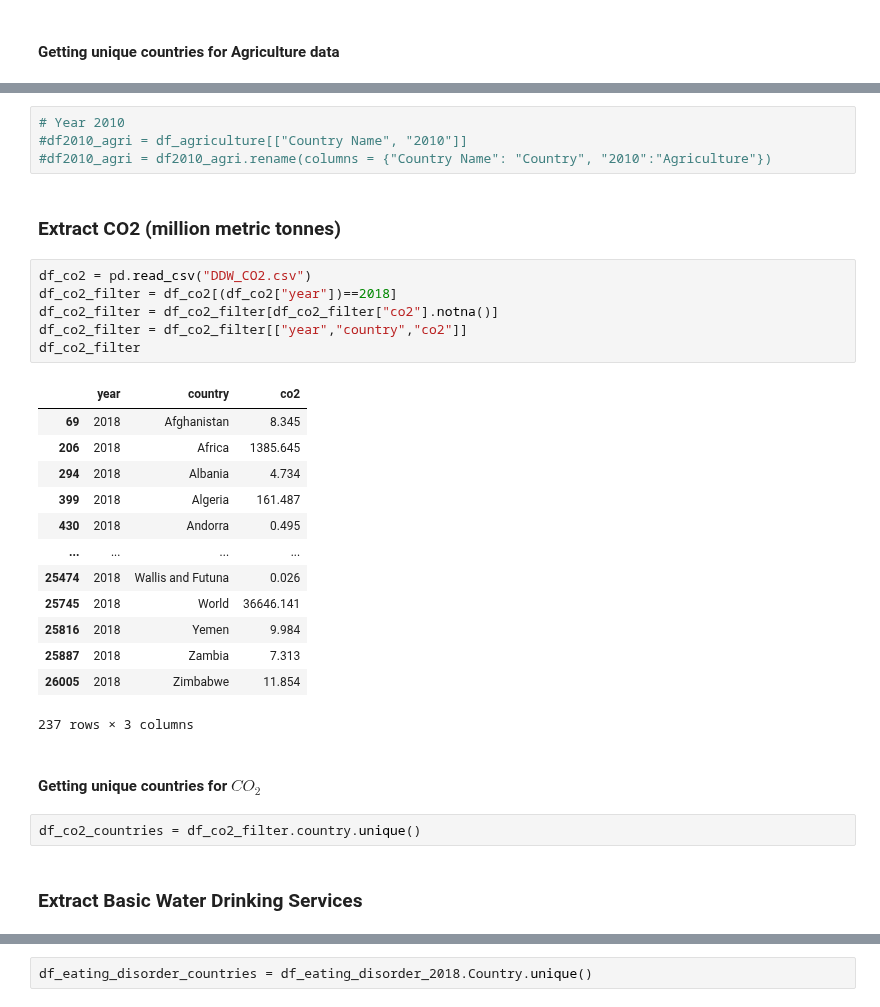
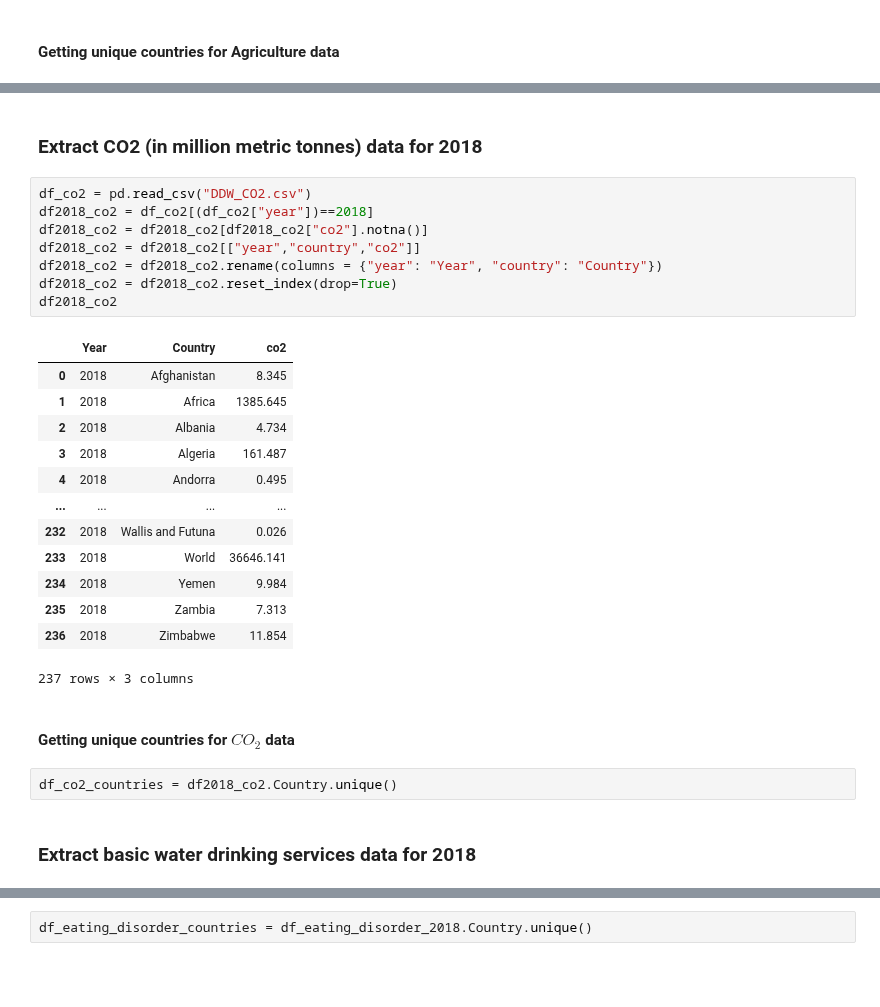
Before and after one commit to tanjoash/2D_data_driven_world, a Jupyter notebook: 2dwork/2D DDW.ipynb, the cells around one changed output, grey strips where cells are left out. Cells and saved outputs as stored; diff of their text form; blank space fills up the shorter version.

```diff
--- a/2dwork/2D DDW.ipynb
+++ b/2dwork/2D DDW.ipynb
@@ -223,35 +153,33 @@ ValueError: If using all scalar values, you must pass an index
-# %%
-# Year 2010
-#df2010_agri = df_agriculture[["Country Name", "2010"]]
-#df2010_agri = df2010_agri.rename(columns = {"Country Name": "Country", "2010":"Agriculture"})
 # %% [markdown]
-### Extract CO2 (million metric tonnes)
+### Extract CO2 (in million metric tonnes) data for 2018
 # %%
 df_co2 = pd.read_csv("DDW_CO2.csv")
-df_co2_filter = df_co2[(df_co2["year"])==2018]
-df_co2_filter = df_co2_filter[df_co2_filter["co2"].notna()]
-df_co2_filter = df_co2_filter[["year","country","co2"]]
-df_co2_filter
+df2018_co2 = df_co2[(df_co2["year"])==2018]
+df2018_co2 = df2018_co2[df2018_co2["co2"].notna()]
+df2018_co2 = df2018_co2[["year","country","co2"]]
+df2018_co2 = df2018_co2.rename(columns = {"year": "Year", "country": "Country"})
+df2018_co2 = df2018_co2.reset_index(drop=True)
+df2018_co2
 # %% [output]
-|  | year | country | co2 |
-| 69 | 2018 | Afghanistan | 8.345 |
-| 206 | 2018 | Africa | 1385.645 |
-| 294 | 2018 | Albania | 4.734 |
-| 399 | 2018 | Algeria | 161.487 |
-| 430 | 2018 | Andorra | 0.495 |
+|  | Year | Country | co2 |
+| 0 | 2018 | Afghanistan | 8.345 |
+| 1 | 2018 | Africa | 1385.645 |
+| 2 | 2018 | Albania | 4.734 |
+| 3 | 2018 | Algeria | 161.487 |
+| 4 | 2018 | Andorra | 0.495 |
 | ... | ... | ... | ... |
-| 25474 | 2018 | Wallis and Futuna | 0.026 |
-| 25745 | 2018 | World | 36646.141 |
-| 25816 | 2018 | Yemen | 9.984 |
-| 25887 | 2018 | Zambia | 7.313 |
-| 26005 | 2018 | Zimbabwe | 11.854 |
+| 232 | 2018 | Wallis and Futuna | 0.026 |
+| 233 | 2018 | World | 36646.141 |
+| 234 | 2018 | Yemen | 9.984 |
+| 235 | 2018 | Zambia | 7.313 |
+| 236 | 2018 | Zimbabwe | 11.854 |
 237 rows × 3 columns
 # %% [markdown]
-#### Getting unique countries for $CO_{2}$
+#### Getting unique countries for $CO_{2}$ data
 # %%
-df_co2_countries = df_co2_filter.country.unique()
+df_co2_countries = df2018_co2.Country.unique()
 # %% [markdown]
-### Extract Basic Water Drinking Services
+### Extract basic water drinking services data for 2018
 # %%
 df_water = pd.read_csv("DDW_Basic Water Drinking Services.csv")
 df_water = df_water[df_water["Value"].notna()]
```
Also changed, not shown: parts of 59 cells of this notebook, 1 other file.
